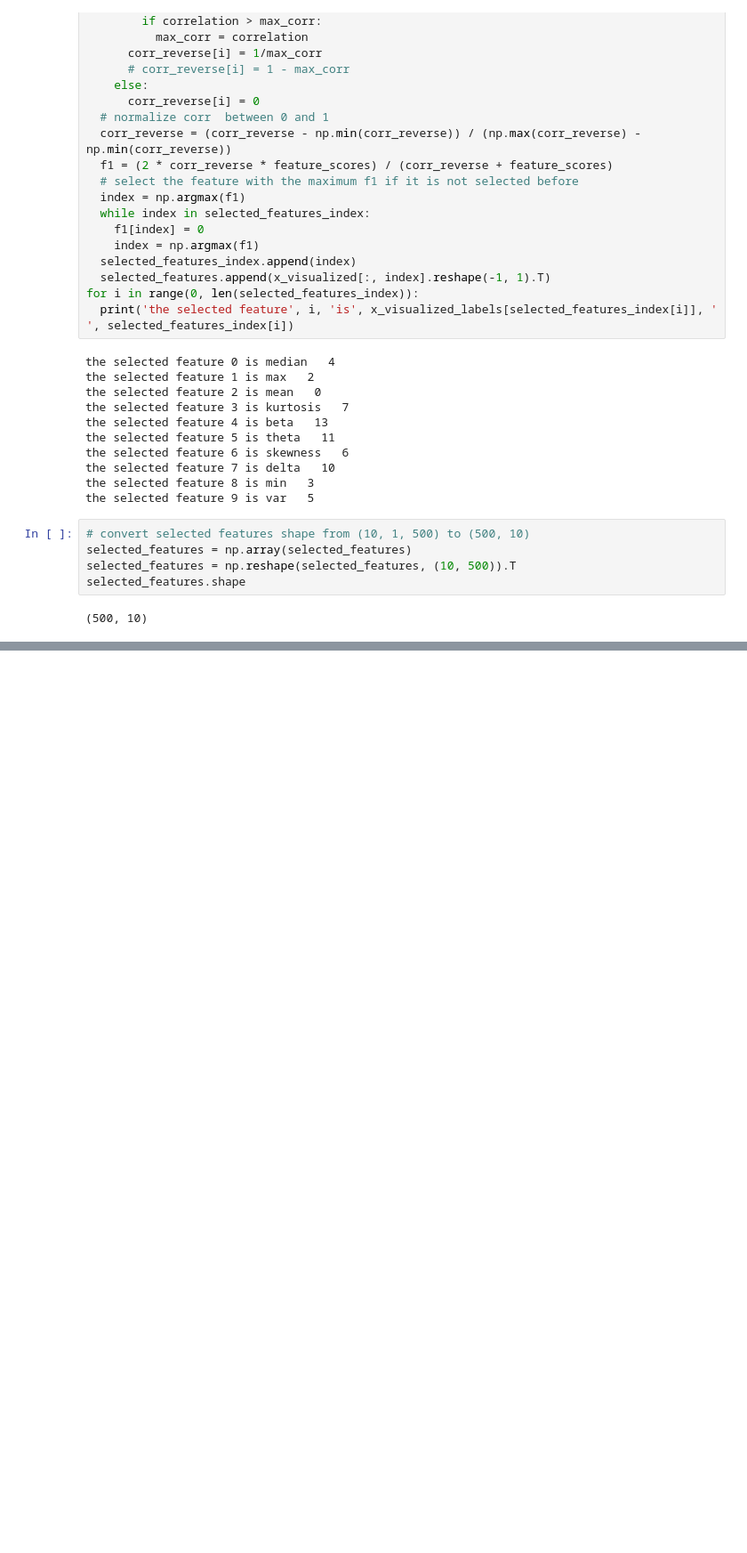
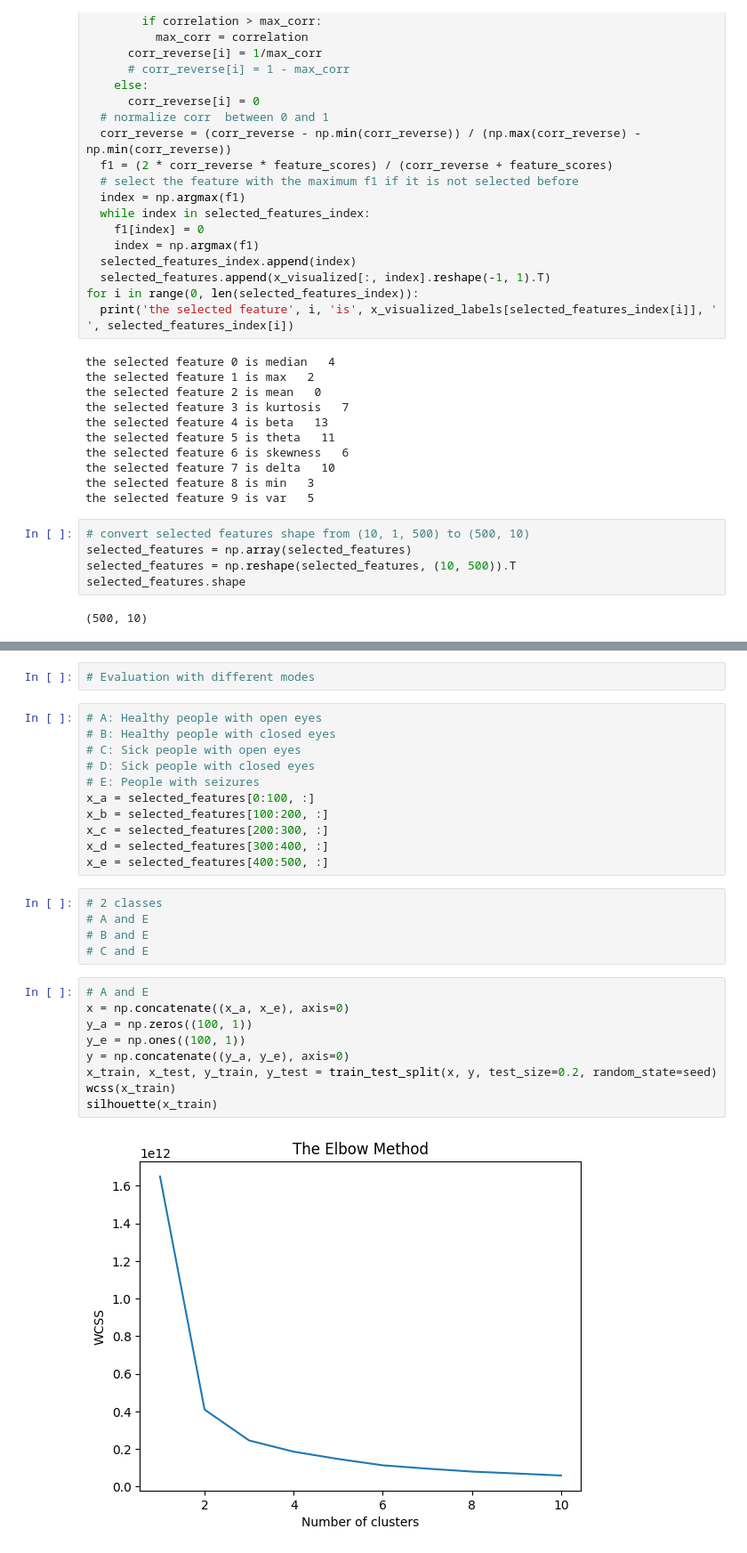
Before and after one commit to AliEAKarimi/seizure-prediction-machine-learning, a Jupyter notebook: experiments.ipynb, the cells around one changed output, grey strips where cells are left out. Shown at 89% size. Saved outputs shown, nothing was run; the diff lists cells and outputs as text; blank space fills up the shorter version.

```diff
--- a/experiments.ipynb
+++ b/experiments.ipynb
@@ -726,0 +807,29 @@ plt.show()
+# %%
+# Evaluation with different modes
+# %%
+# A: Healthy people with open eyes
+# B: Healthy people with closed eyes
+# C: Sick people with open eyes
+# D: Sick people with closed eyes
+# E: People with seizures
+x_a = selected_features[0:100, :]
+x_b = selected_features[100:200, :]
+x_c = selected_features[200:300, :]
+x_d = selected_features[300:400, :]
+x_e = selected_features[400:500, :]
+# %%
+# 2 classes
+# A and E
+# B and E
+# C and E
+# %%
+# A and E
+x = np.concatenate((x_a, x_e), axis=0)
+y_a = np.zeros((100, 1))
+y_e = np.ones((100, 1))
+y = np.concatenate((y_a, y_e), axis=0)
+x_train, x_test, y_train, y_test = train_test_split(x, y, test_size=0.2, random_state=seed)
+wcss(x_train)
+silhouette(x_train)
+# %% [output]
+[figure, added]
```
Also changed, not shown: parts of 34 cells of this notebook.
